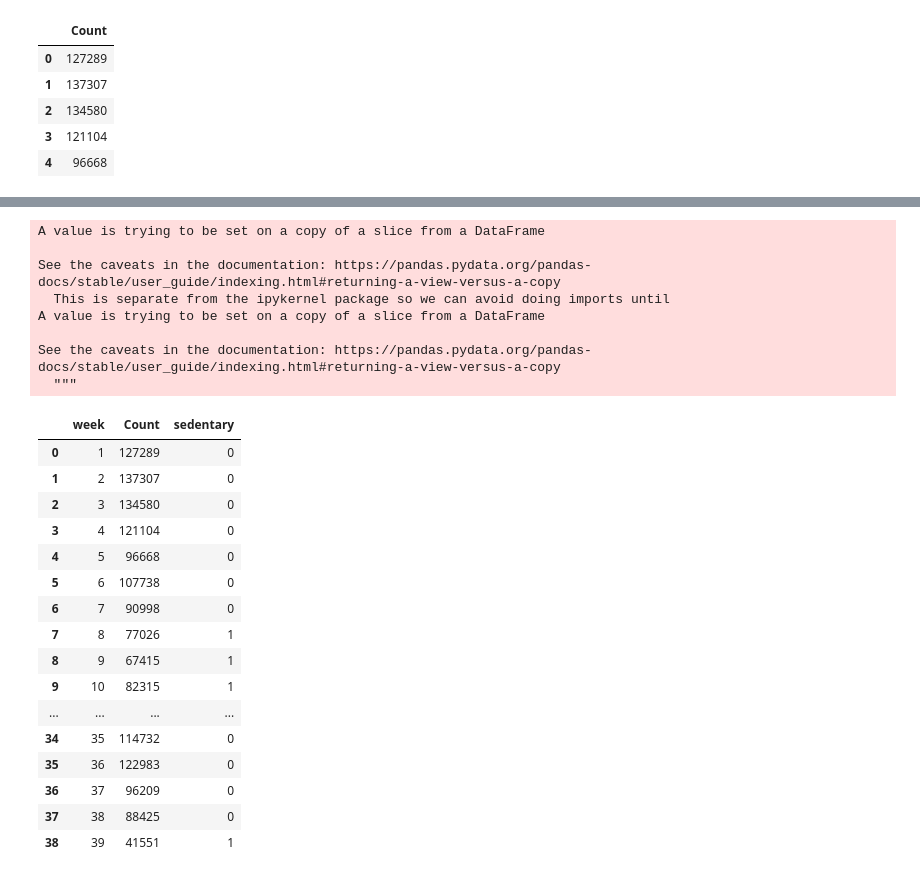
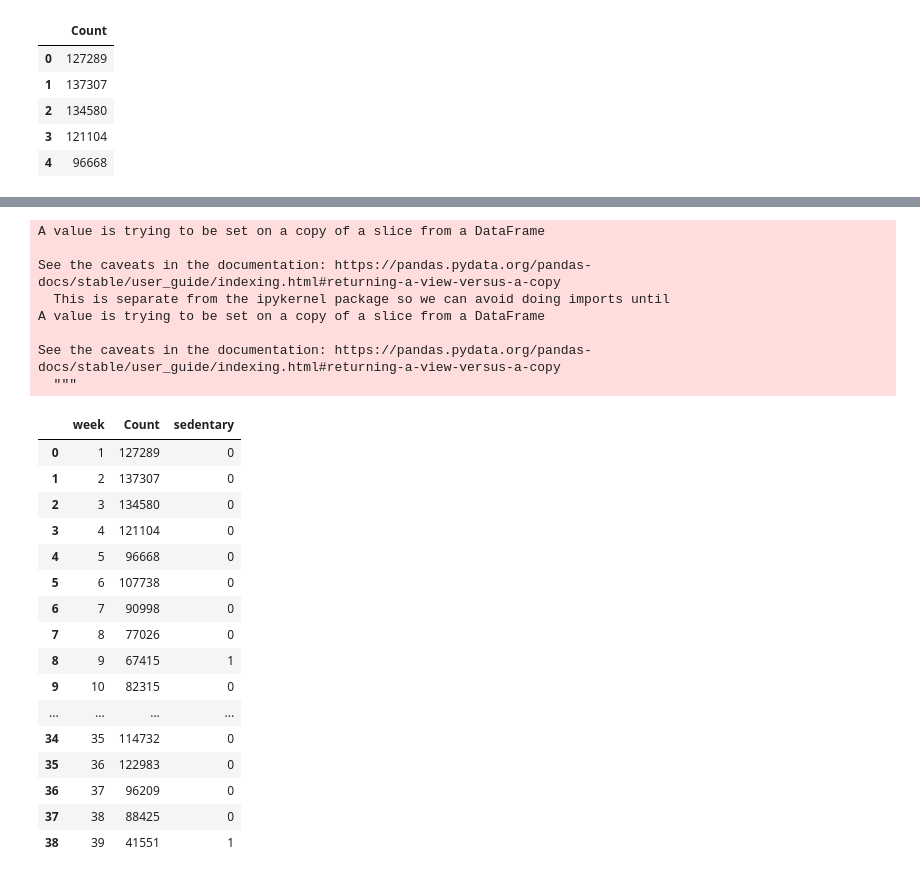
Before and after one commit to KuaiYu715/Steps-Counts-Analysis, a Jupyter notebook: Process notebook/Yuxiang Ji/Data/Data_cleaning_for_01.ipynb, the cells around one changed output, grey strips where cells are left out. Cells and saved outputs as stored; diff of their text form; code cells hidden in the pictures.

```diff
--- a/Process notebook/Yuxiang Ji/Data/Data_cleaning_for_01.ipynb
+++ b/Process notebook/Yuxiang Ji/Data/Data_cleaning_for_01.ipynb
@@ -83,31 +83,31 @@ p1['week'] = p1['week'].astype('int')
 p1['Count'] = p1['Count'].astype('int')
 # %%
 for n in range(0,len(p1)):
-  if p1['Count'][n] >= 12000*7:
+  if p1['Count'][n] >= 10000*7:
     p1['sedentary'][n] = 0
   else:
     p1['sedentary'][n] = 1
 p1
 # %% [output]
 A value is trying to be set on a copy of a slice from a DataFrame
 
 See the caveats in the documentation: https://pandas.pydata.org/pandas-docs/stable/user_guide/indexing.html#returning-a-view-versus-a-copy
   This is separate from the ipykernel package so we can avoid doing imports until
 A value is trying to be set on a copy of a slice from a DataFrame
 
 See the caveats in the documentation: https://pandas.pydata.org/pandas-docs/stable/user_guide/indexing.html#returning-a-view-versus-a-copy
   """
 |  | week | Count | sedentary |
 | 0 | 1 | 127289 | 0 |
 | 1 | 2 | 137307 | 0 |
 | 2 | 3 | 134580 | 0 |
 | 3 | 4 | 121104 | 0 |
 | 4 | 5 | 96668 | 0 |
 | 5 | 6 | 107738 | 0 |
 | 6 | 7 | 90998 | 0 |
-| 7 | 8 | 77026 | 1 |
+| 7 | 8 | 77026 | 0 |
 | 8 | 9 | 67415 | 1 |
-| 9 | 10 | 82315 | 1 |
+| 9 | 10 | 82315 | 0 |
 | ... | ... | ... | ... |
 | 34 | 35 | 114732 | 0 |
 | 35 | 36 | 122983 | 0 |
```
Also changed, not shown: parts of 2 cells of this notebook.
